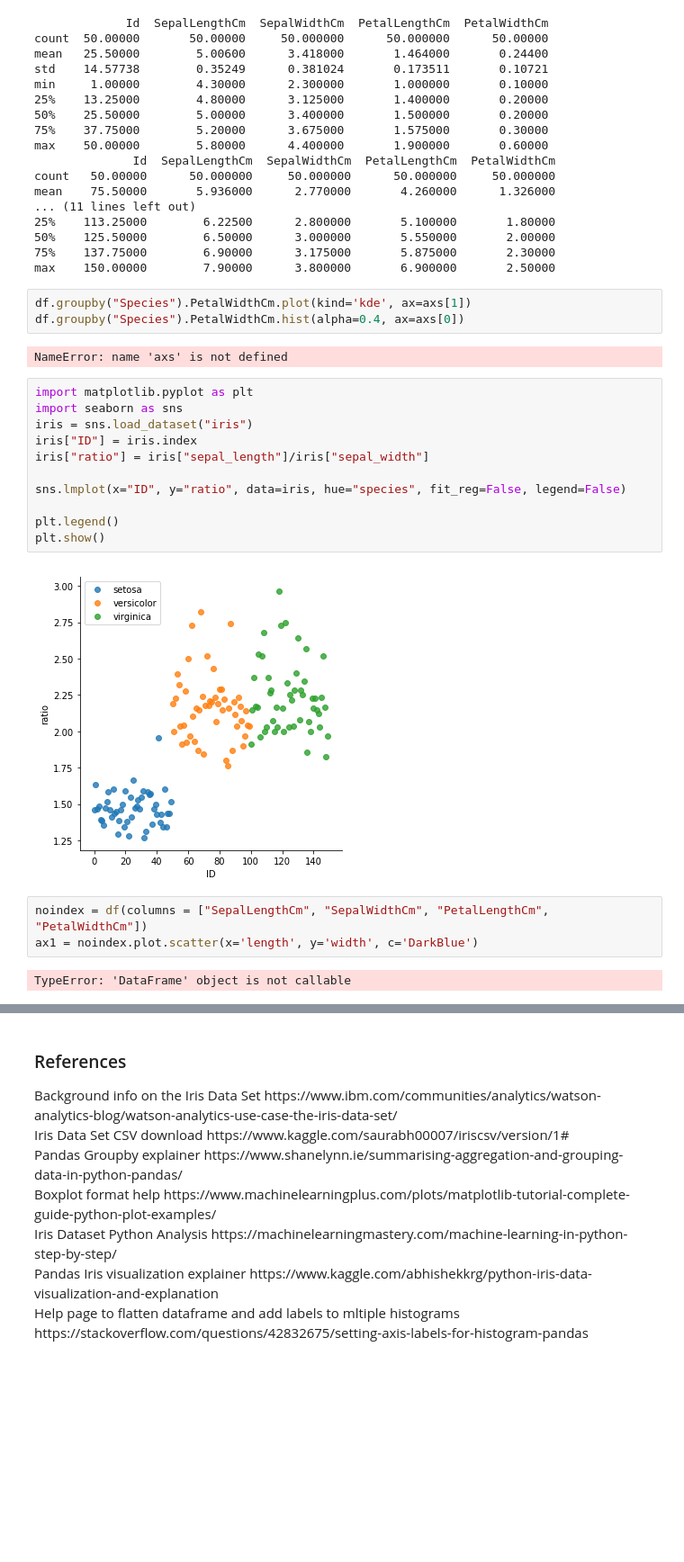
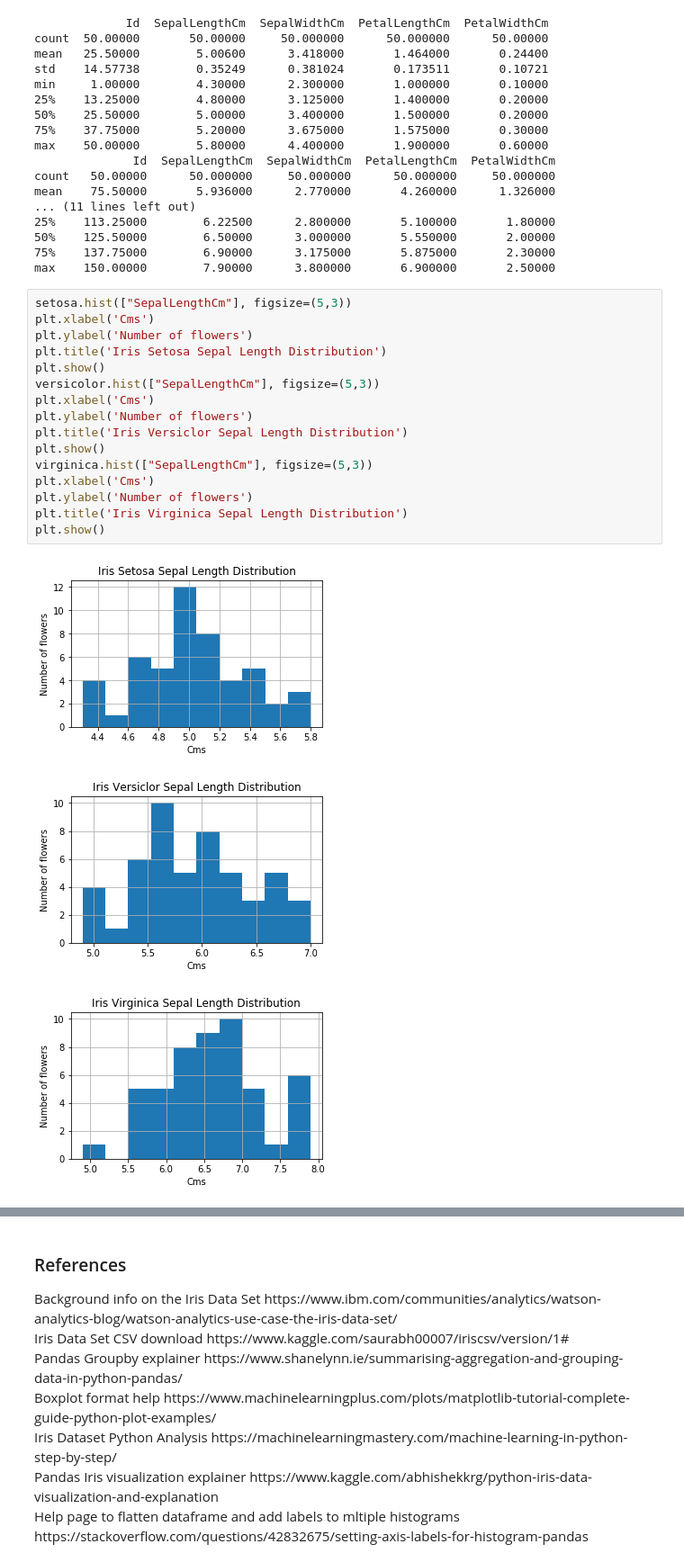
Before and after one commit to cobhan/pands-project-2019, a Jupyter notebook: Iris Dataset Project 2019.ipynb, the cells around one changed output, grey strips where cells are left out. Shown at 90% size. Drawn from its saved outputs; the diff is of its cells as text; blank space fills up the shorter version.

Commit message:
histograms part 2

```diff
--- a/Iris Dataset Project 2019.ipynb
+++ b/Iris Dataset Project 2019.ipynb
@@ -184,26 +184,23 @@ mean    75.50000       5.936000      2.770000       4.260000      1.326000
 50%    125.50000        6.50000      3.000000       5.550000       2.00000
 75%    137.75000        6.90000      3.175000       5.875000       2.30000
 max    150.00000        7.90000      3.800000       6.900000       2.50000
-# %%
-df.groupby("Species").PetalWidthCm.plot(kind='kde', ax=axs[1])
-df.groupby("Species").PetalWidthCm.hist(alpha=0.4, ax=axs[0])
-# %% [output]
-NameError: name 'axs' is not defined
-# %%
-import matplotlib.pyplot as plt
-import seaborn as sns
-iris = sns.load_dataset("iris")
-iris["ID"] = iris.index
-iris["ratio"] = iris["sepal_length"]/iris["sepal_width"]
-
-sns.lmplot(x="ID", y="ratio", data=iris, hue="species", fit_reg=False, legend=False)
-
-plt.legend()
-plt.show()
-# %% [output]
-[figure, removed]
-# %%
-noindex = df(columns = ["SepalLengthCm", "SepalWidthCm", "PetalLengthCm", "PetalWidthCm"])
-ax1 = noindex.plot.scatter(x='length', y='width', c='DarkBlue')
-# %% [output]
-TypeError: 'DataFrame' object is not callable
+# %%
+setosa.hist(["SepalLengthCm"], figsize=(5,3))
+plt.xlabel('Cms')
+plt.ylabel('Number of flowers')
+plt.title('Iris Setosa Sepal Length Distribution')
+plt.show()
+versicolor.hist(["SepalLengthCm"], figsize=(5,3))
+plt.xlabel('Cms')
+plt.ylabel('Number of flowers')
+plt.title('Iris Versiclor Sepal Length Distribution')
+plt.show()
+virginica.hist(["SepalLengthCm"], figsize=(5,3))
+plt.xlabel('Cms')
+plt.ylabel('Number of flowers')
+plt.title('Iris Virginica Sepal Length Distribution')
+plt.show()
+# %% [output]
+[figure, added]
+[figure, added]
+[figure, added]
```
Also changed, not shown: parts of 4 cells of this notebook.
